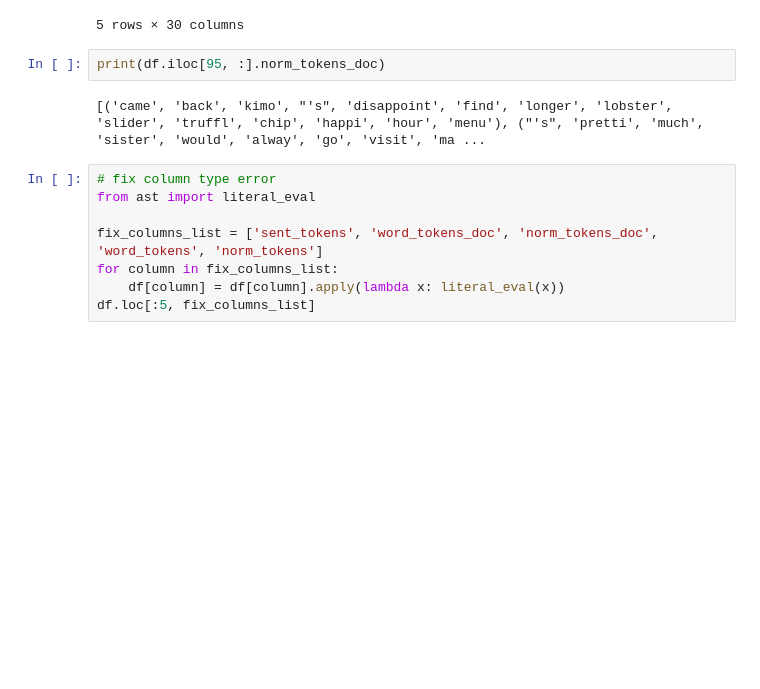
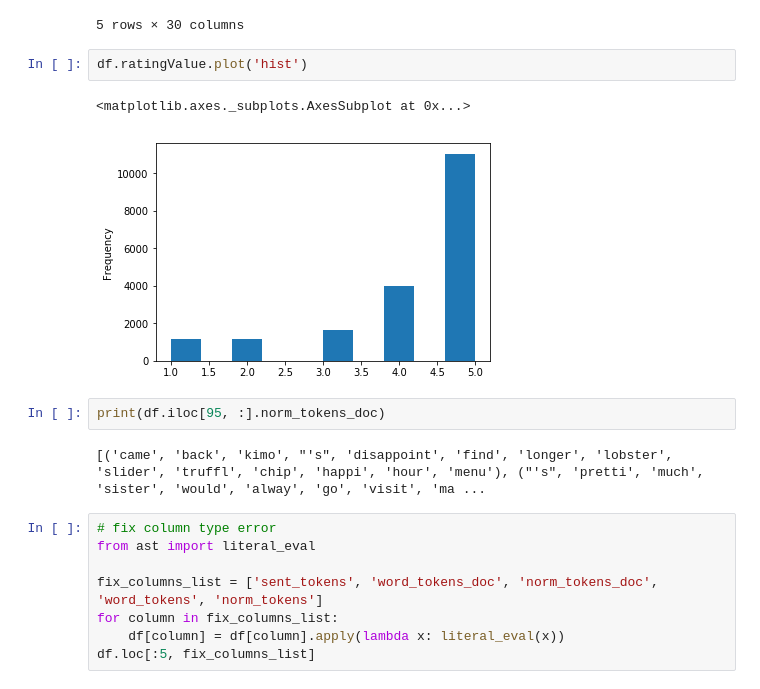
Before and after one commit to metinsenturk/review-analysis, a Jupyter notebook: notebooks/models/1.1-sentimentmodeling.ipynb, the cells around one changed output. Saved outputs shown, nothing was run; the diff lists cells and outputs as text; blank space fills up the shorter version.

```diff
--- a/notebooks/models/1.1-sentimentmodeling.ipynb
+++ b/notebooks/models/1.1-sentimentmodeling.ipynb
@@ -13,6 +13,11 @@ df.head()
 | 3 | kimos-maui-lahaina | 2 | 2018-12-08 | We were excited to repeat our Keo... | Arleen C. | 0 | 475 | 34 | ... |
 | 4 | kimos-maui-lahaina | 3 | 2018-11-29 | If you're looking for a tourist s... | Carol B. | 0 | 168 | 10 | ... |
 5 rows × 30 columns
+# %%
+df.ratingValue.plot('hist')
+# %% [output]
+<matplotlib.axes._subplots.AxesSubplot at 0x...>
+[figure, added]
 # %%
 print(df.iloc[95, :].norm_tokens_doc)
 # %% [output]
```
Also changed, not shown: parts of 6 cells of this notebook, 6 other files.
